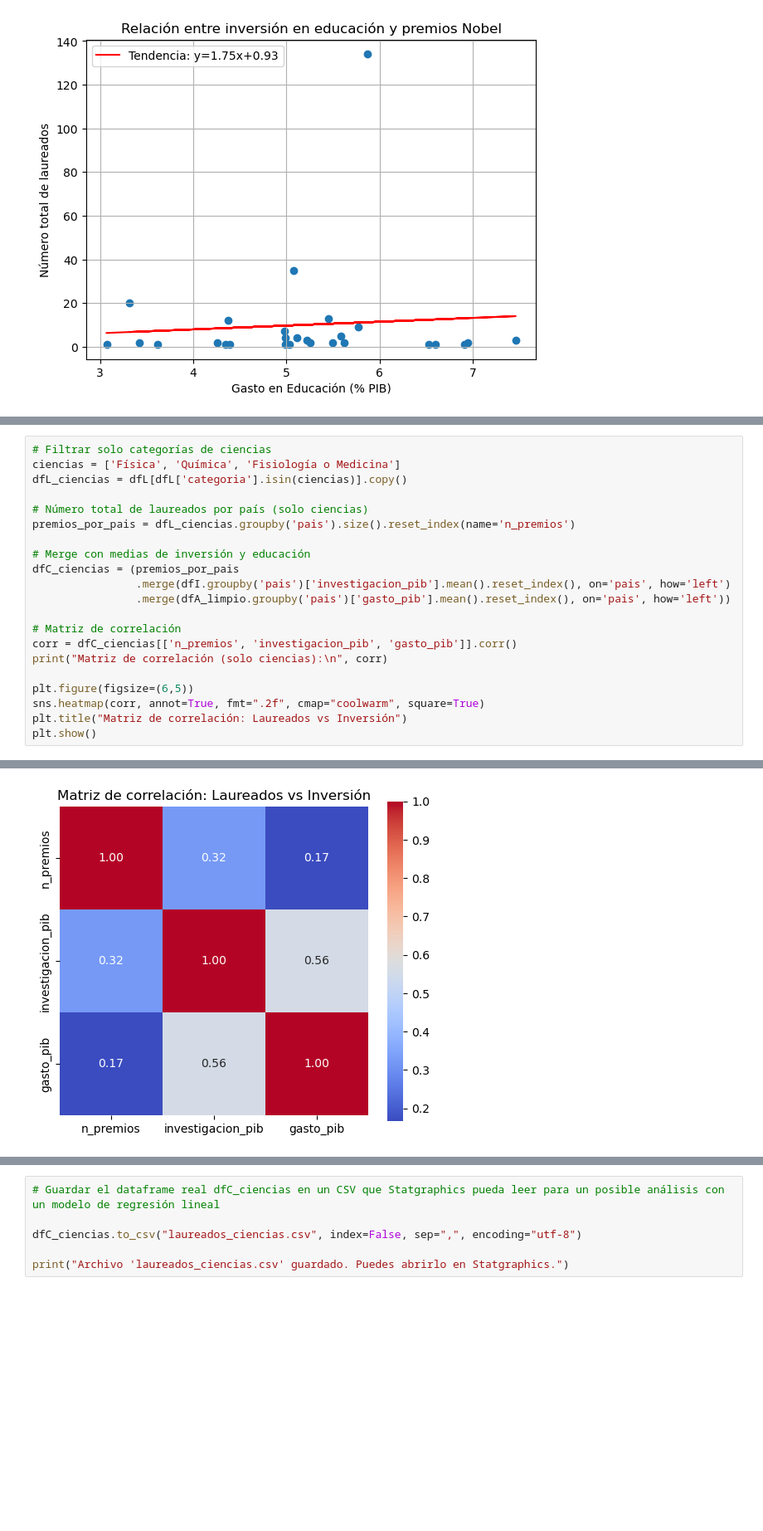
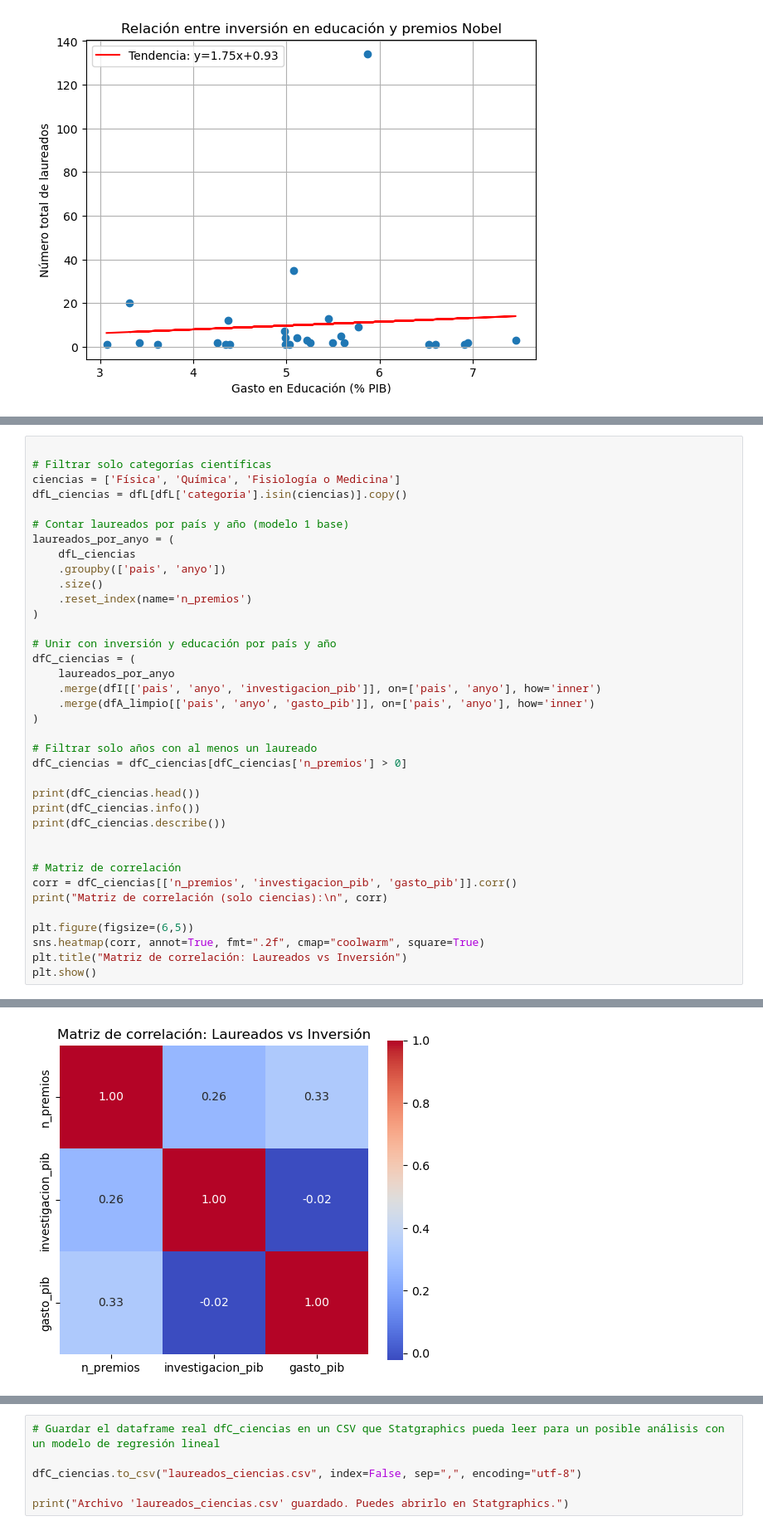
Before and after one commit to Vilaila/ATD_proyecto_final, a Jupyter notebook: Analisis.ipynb, the cells around one changed output, grey strips where cells are left out. Shown at 83% size. Saved outputs shown, nothing was run; the diff lists cells and outputs as text; blank space fills up the shorter version.

```diff
--- a/Analisis.ipynb
+++ b/Analisis.ipynb
@@ -607,15 +601,31 @@ plt.show()
 # %%
-# Filtrar solo categorías de ciencias
+
+# Filtrar solo categorías científicas
 ciencias = ['Física', 'Química', 'Fisiología o Medicina']
 dfL_ciencias = dfL[dfL['categoria'].isin(ciencias)].copy()
 
-# Número total de laureados por país (solo ciencias)
-premios_por_pais = dfL_ciencias.groupby('pais').size().reset_index(name='n_premios')
+# Contar laureados por país y año (modelo 1 base)
+laureados_por_anyo = (
+    dfL_ciencias
+    .groupby(['pais', 'anyo'])
+    .size()
+    .reset_index(name='n_premios')
+)
 
-# Merge con medias de inversión y educación
-dfC_ciencias = (premios_por_pais
-                .merge(dfI.groupby('pais')['investigacion_pib'].mean().reset_index(), on='pais', how='left')
-                .merge(dfA_limpio.groupby('pais')['gasto_pib'].mean().reset_index(), on='pais', how='left'))
+# Unir con inversión y educación por país y año
+dfC_ciencias = (
+    laureados_por_anyo
+    .merge(dfI[['pais', 'anyo', 'investigacion_pib']], on=['pais', 'anyo'], how='inner')
+    .merge(dfA_limpio[['pais', 'anyo', 'gasto_pib']], on=['pais', 'anyo'], how='inner')
+)
+
+# Filtrar solo años con al menos un laureado
+dfC_ciencias = dfC_ciencias[dfC_ciencias['n_premios'] > 0]
+
+print(dfC_ciencias.head())
+print(dfC_ciencias.info())
+print(dfC_ciencias.describe())
+
 
 # Matriz de correlación
 corr = dfC_ciencias[['n_premios', 'investigacion_pib', 'gasto_pib']].corr()
@@ -634,4 +656,4 @@ gasto_pib           0.167432           0.557309   1.000000
-[figure, old version]
+[figure, new version]
 # %%
 # Premios vs. educacion
 
```
Also changed, not shown: parts of 8 cells of this notebook.
